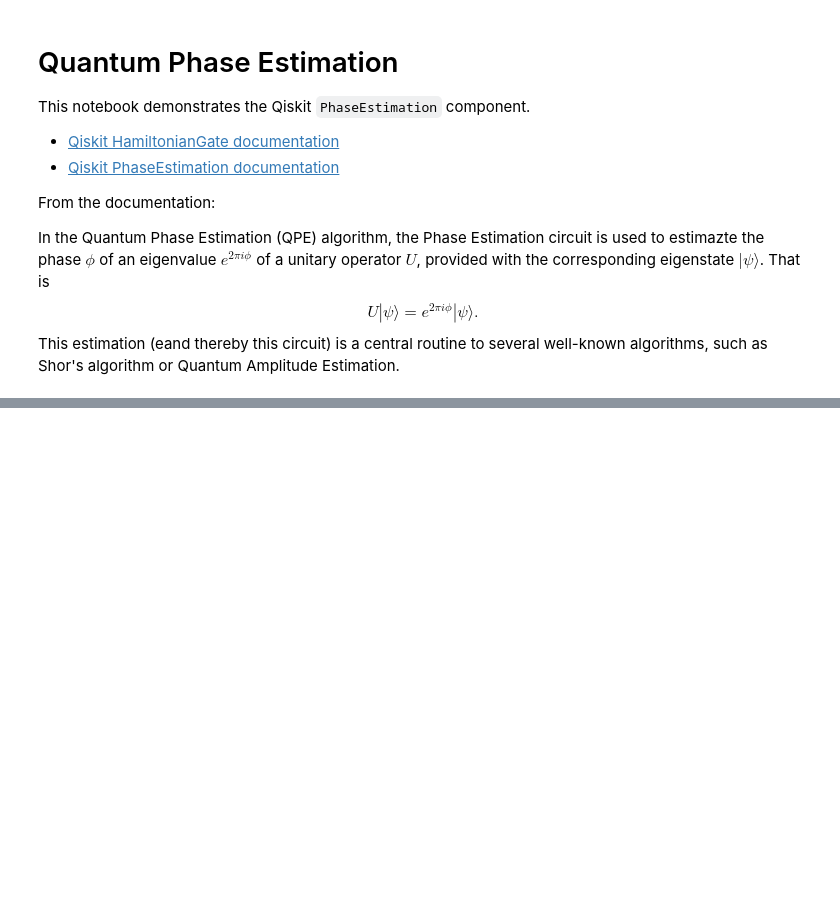
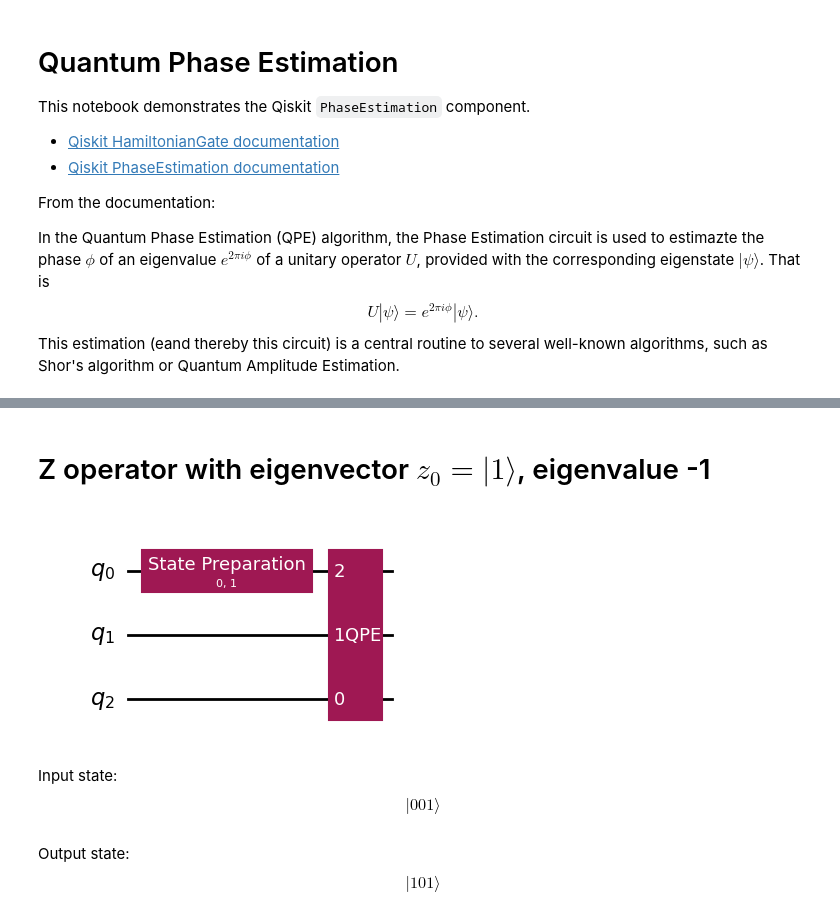
Before and after one commit to johnbhurst/phys460, a Jupyter notebook: bin/project/qpe.ipynb, the cells around one changed output, grey strips where cells are left out. Cells and saved outputs as stored; diff of their text form; code cells hidden in the pictures; blank space fills up the shorter version.

```diff
--- a/bin/project/qpe.ipynb
+++ b/bin/project/qpe.ipynb
@@ -84,0 +115,7 @@ display(Markdown(table))
+# %%
+display_qpe_circuit(Z, z0, "Z operator with eigenvector $z_0 = |1\\rangle$, eigenvalue -1")
+# %% [output]
+# Z operator with eigenvector $z_0 = |1\rangle$, eigenvalue -1
+[figure, added]
+Input state: $$ |001\rangle$$
+Output state: $$ |101\rangle$$
```
Also changed, not shown: parts of 8 cells of this notebook, 1 other file.
